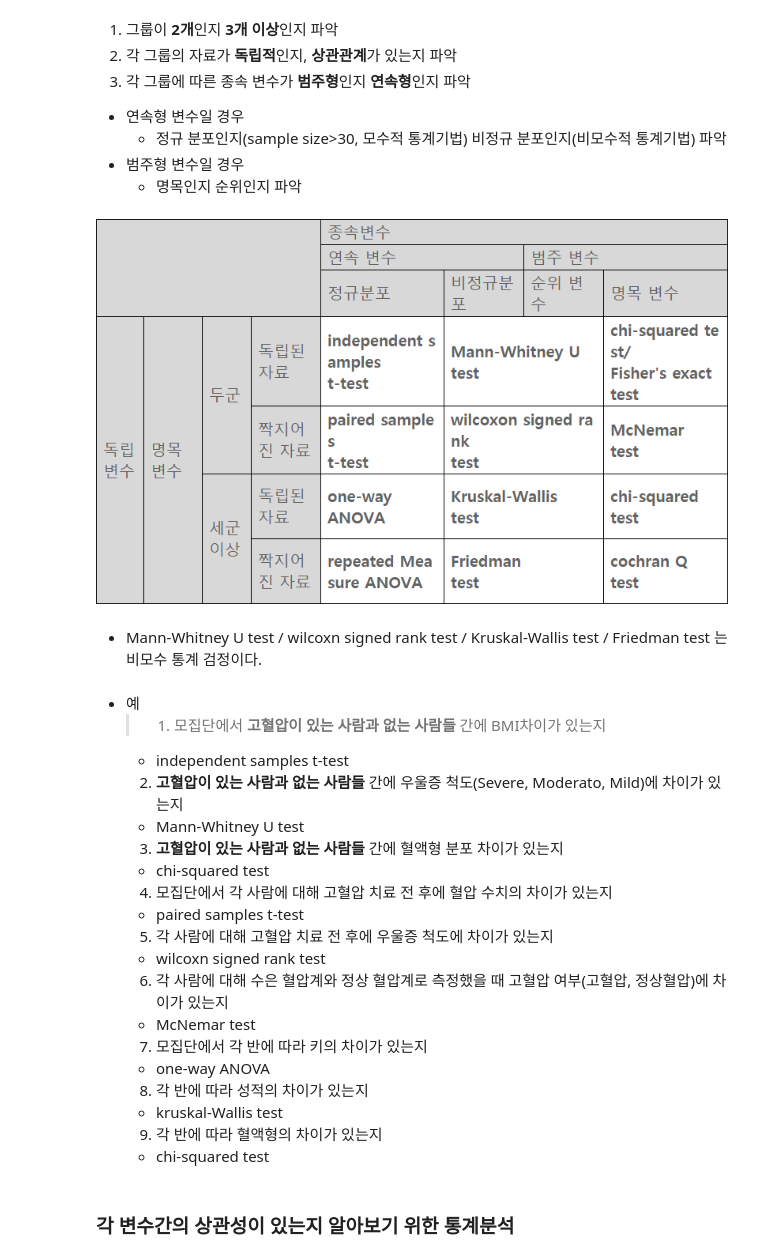
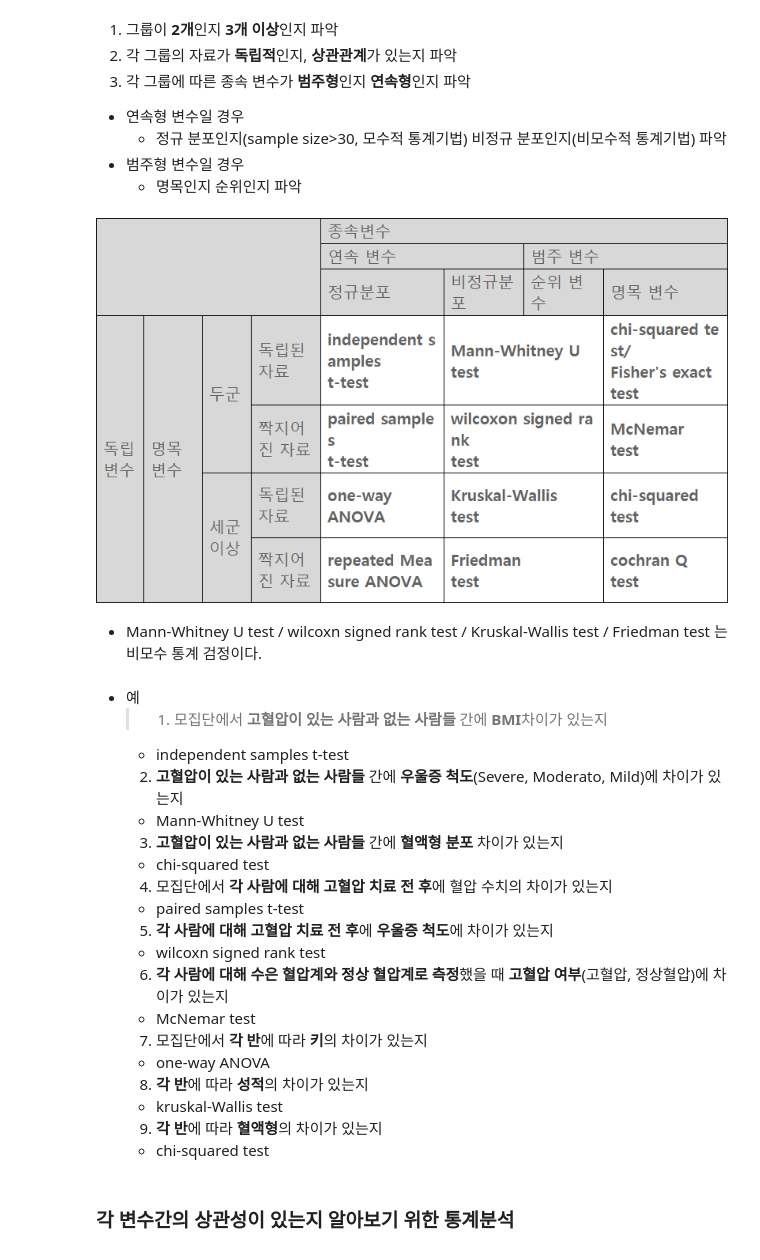
Before and after one commit to jg116907/Basic_Statistics, a Jupyter notebook: Types_of_variables_and_statistical_techniques.ipynb, the cells around one changed output. Cells and saved outputs as stored; diff of their text form; code cells hidden in the pictures.

```diff
--- a/Types_of_variables_and_statistical_techniques.ipynb
+++ b/Types_of_variables_and_statistical_techniques.ipynb
@@ -41,29 +41,32 @@
     - 정규 분포인지(sample size>30, 모수적 통계기법) 비정규 분포인지(비모수적 통계기법) 파악
   - 범주형 변수일 경우
     - 명목인지 순위인지 파악
-# %% [markdown]
-![image.png](embedded-picture-1)
+# %%
+from IPython.display import Image
+Image('./img/diff.PNG')
+# %% [output]
+[figure, added]
 # %% [markdown]
 - Mann-Whitney U test / wilcoxn signed rank test / Kruskal-Wallis test / Friedman test 는 비모수 통계 검정이다.
 # %% [markdown]
 - 예
-  > 1. 모집단에서 **고혈압이 있는 사람과 없는 사람들** 간에 BMI차이가 있는지
+  > 1. 모집단에서 **고혈압이 있는 사람과 없는 사람들** 간에 **BMI**차이가 있는지
     - independent samples t-test
-  2. **고혈압이 있는 사람과 없는 사람들** 간에 우울증 척도(Severe, Moderato, Mild)에 차이가 있는지
+  2. **고혈압이 있는 사람과 없는 사람들** 간에 **우울증 척도**(Severe, Moderato, Mild)에 차이가 있는지
     - Mann-Whitney U test
-  3. **고혈압이 있는 사람과 없는 사람들** 간에 혈액형 분포 차이가 있는지
+  3. **고혈압이 있는 사람과 없는 사람들** 간에 **혈액형 분포** 차이가 있는지
     - chi-squared test
-  4. 모집단에서 각 사람에 대해 고혈압 치료 전 후에 혈압 수치의 차이가 있는지
+  4. 모집단에서 **각 사람에 대해 고혈압 치료 전 후**에 혈압 수치의 차이가 있는지
     - paired samples t-test
-  5. 각 사람에 대해 고혈압 치료 전 후에 우울증 척도에 차이가 있는지
+  5. **각 사람에 대해 고혈압 치료 전 후**에 **우울증 척도**에 차이가 있는지
     - wilcoxn signed rank test
-  6. 각 사람에 대해 수은 혈압계와 정상 혈압계로 측정했을 때 고혈압 여부(고혈압, 정상혈압)에 차이가 있는지
+  6. **각 사람에 대해 수은 혈압계와 정상 혈압계로 측정**했을 때 **고혈압 여부**(고혈압, 정상혈압)에 차이가 있는지
     - McNemar test
-  7. 모집단에서 각 반에 따라 키의 차이가 있는지
+  7. 모집단에서 **각 반**에 따라 **키**의 차이가 있는지
     - one-way ANOVA
-  8. 각 반에 따라 성적의 차이가 있는지
+  8. **각 반**에 따라 **성적**의 차이가 있는지
     - kruskal-Wallis test
-  9. 각 반에 따라 혈액형의 차이가 있는지
+  9. **각 반**에 따라 **혈액형**의 차이가 있는지
     - chi-squared test
 # %% [markdown]
 ### 각 변수간의 상관성이 있는지 알아보기 위한 통계분석
```
Also changed, not shown: parts of 2 cells of this notebook.
